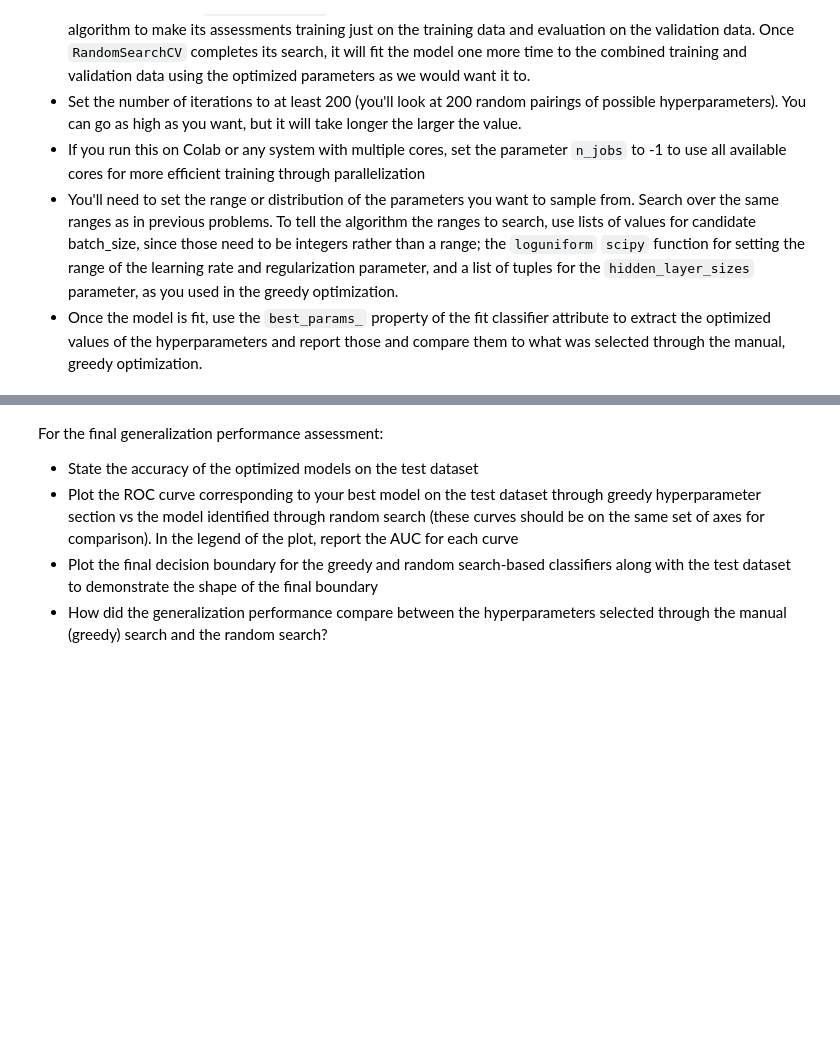
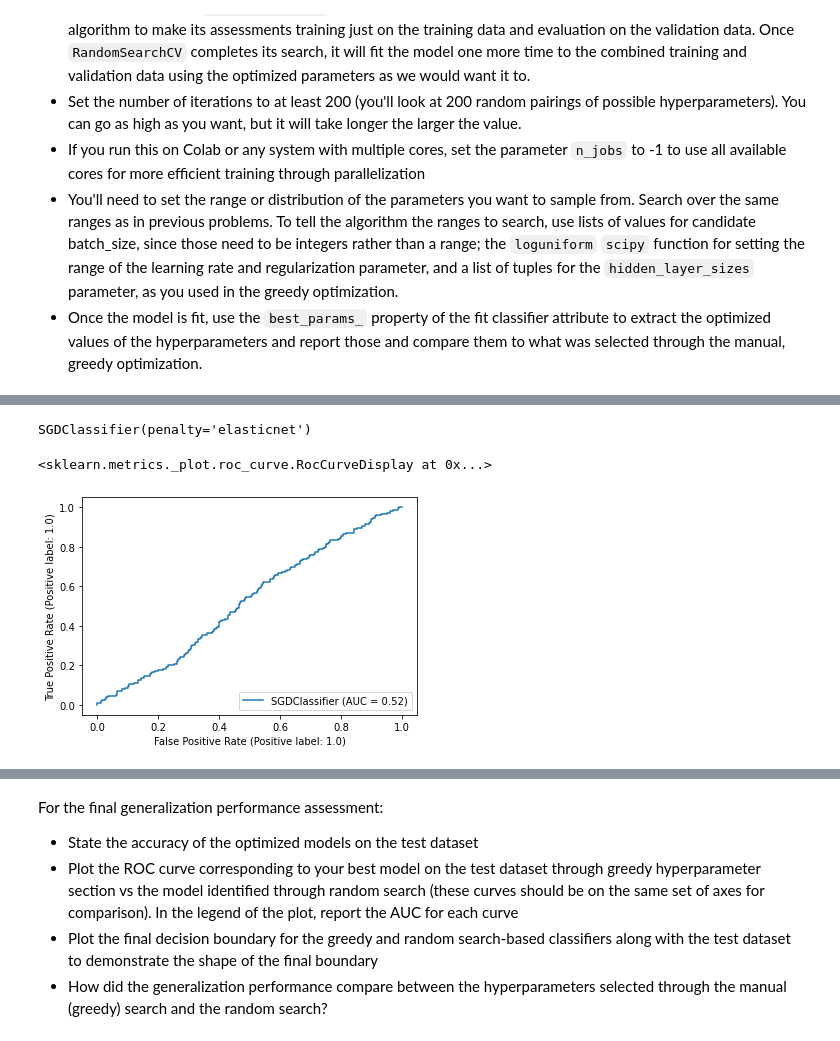
Before and after one commit to FR-Schwartz/ids705, a Jupyter notebook: assignments/Assignment_4.ipynb, the cells around one changed output, grey strips where cells are left out. Saved outputs shown, nothing was run; the diff lists cells and outputs as text; code cells hidden in the pictures; blank space fills up the shorter version.

```diff
--- a/assignments/Assignment_4.ipynb
+++ b/assignments/Assignment_4.ipynb
@@ -886,0 +871,9 @@ Parameters: {'alpha': 0.1, 'average': True, 'l1_ratio': 1.0}
+# %%
+clf.fit(X_test, y_test)
+# %% [output]
+SGDClassifier(penalty='elasticnet')
+# %%
+metrics.plot_roc_curve(clf, X_test, y_test)
+# %% [output]
+<sklearn.metrics._plot.roc_curve.RocCurveDisplay at 0x...>
+[figure, added]
```
Also changed, not shown: parts of 2 cells of this notebook.
